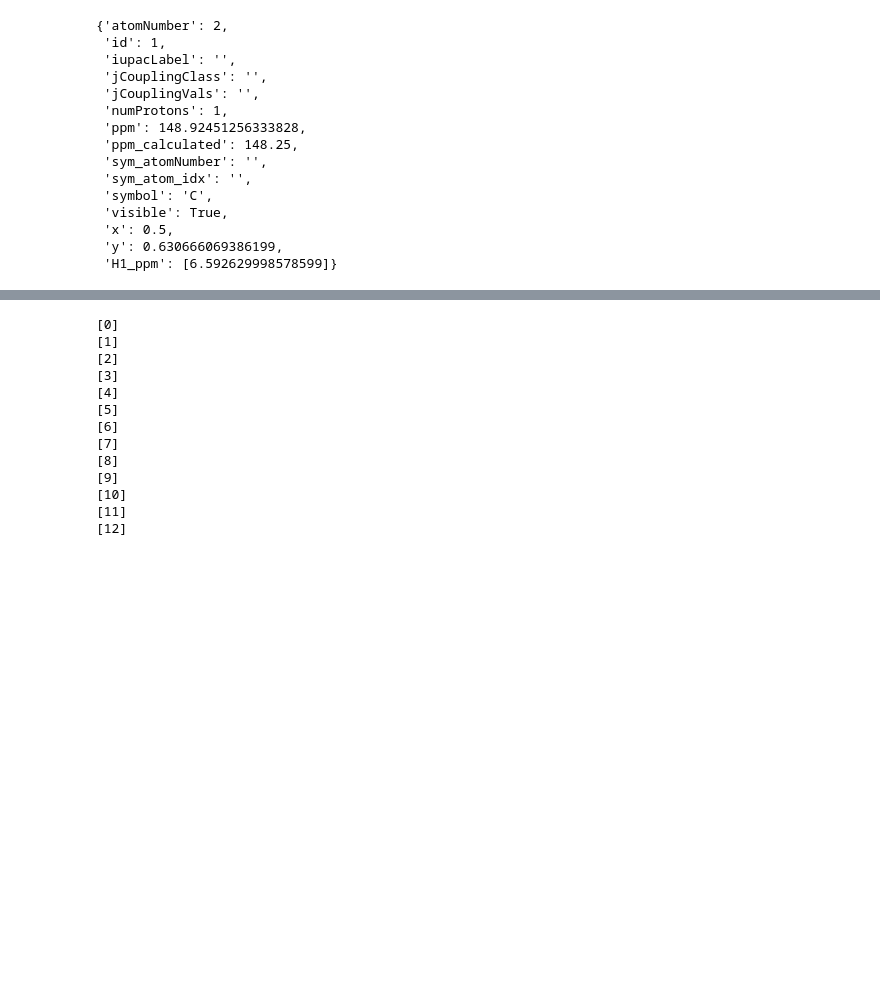
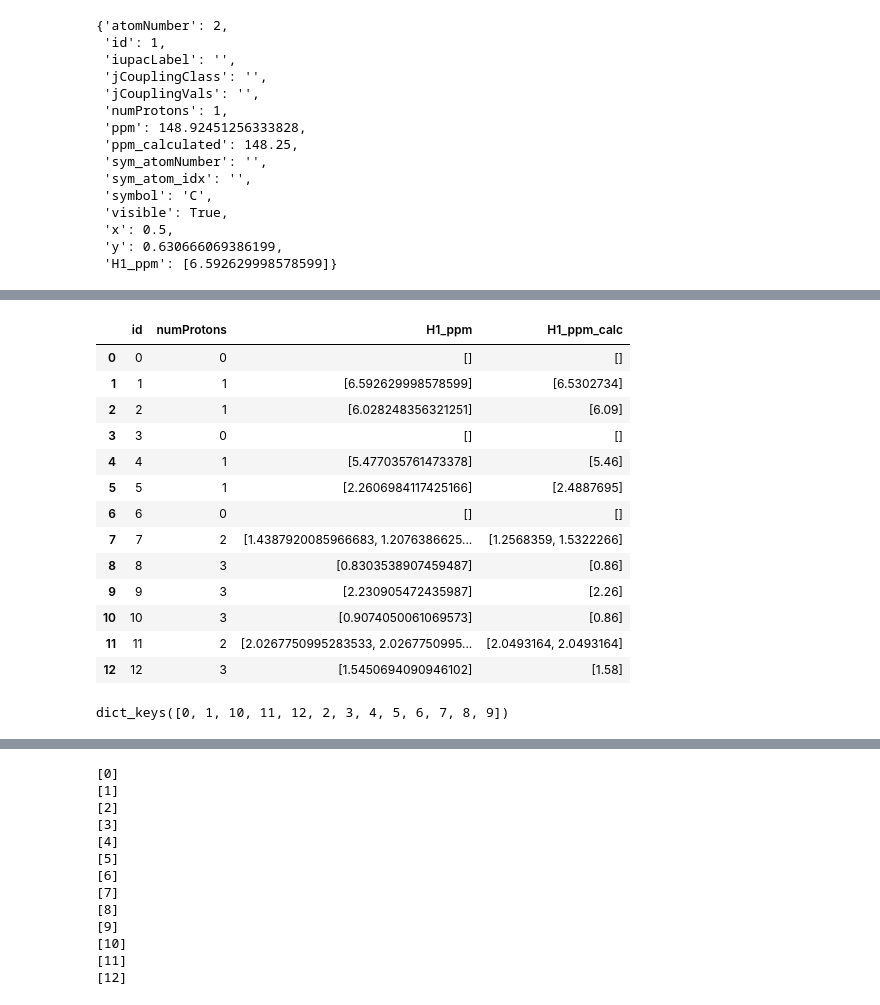
Before and after one commit to EricHughesABC/simpleNMRjeolTools3, a Jupyter notebook: archive/development/beautifulJason_assigned_unassigned.ipynb, the cells around one changed output, grey strips where cells are left out. Cells and saved outputs as stored; diff of their text form; code cells hidden in the pictures; blank space fills up the shorter version.

```diff
--- a/archive/development/beautifulJason_assigned_unassigned.ipynb
+++ b/archive/development/beautifulJason_assigned_unassigned.ipynb
@@ -46,0 +159,18 @@ json_data['nodes_now'][1]
+# %%
+with bjason.Document(fn_unassigned, mode="r+") as doc:
+
+    c13_spec, h1_spec = find_molecule_spectra(doc)
+    for shift in h1_spec.shifts:
+        h1_calc_shift_value, _ = shift.get_value_error_pair(
+                bjason.Molecule.CalcMethod.Best,
+        )
+        print(f"h1_calc_shift_value: {h1_calc_shift_value}, shift.nums: {shift.nums[0]}")
+        id = shift.nums[0] if len(shift.nums) > 0 else None
+        print(f"id: {id}, type(id): {type(id)}")
+        if id is not None:
+            # append to the list in the 'H1_ppm_calc' column for the row with the matching 'id'
+            matching_idx = nodes_now_df.index[nodes_now_df['id'] == id]
+            if len(matching_idx) > 0:
+                row_label = matching_idx[0]
+                nodes_now_df.at[row_label, 'H1_ppm_calc'].append(h1_calc_shift_value)
+nodes_now_df[['id', 'numProtons', 'H1_ppm', 'H1_ppm_calc']]
@@ -47,3 +209,20 @@ json_data['nodes_now'][1]
+# %%
+nodes_now_df[['id', 'numProtons', 'H1_ppm', 'H1_ppm_calc']]
+# %% [output]
+|  | id | numProtons | H1_ppm | H1_ppm_calc |
+| 0 | 0 | 0 | [] | [] |
+| 1 | 1 | 1 | [6.592629998578599] | [6.5302734] |
+| 2 | 2 | 1 | [6.028248356321251] | [6.09] |
+| 3 | 3 | 0 | [] | [] |
+| 4 | 4 | 1 | [5.477035761473378] | [5.46] |
+| 5 | 5 | 1 | [2.2606984117425166] | [2.4887695] |
+| 6 | 6 | 0 | [] | [] |
+| 7 | 7 | 2 | [1.4387920085966683, 1.2076386625... | [1.2568359, 1.5322266] |
+| 8 | 8 | 3 | [0.8303538907459487] | [0.86] |
+| 9 | 9 | 3 | [2.230905472435987] | [2.26] |
+| 10 | 10 | 3 | [0.9074050061069573] | [0.86] |
+| 11 | 11 | 2 | [2.0267750995283533, 2.0267750995... | [2.0493164, 2.0493164] |
+| 12 | 12 | 3 | [1.5450694090946102] | [1.58] |
 # %%
 nodes_now = {}
 for node in json_data['nodes_now']:
@@ -51 +230,5 @@ for node in json_data['nodes_now']:
     nodes_now[id] = node
+# %%
+nodes_now.keys()
+# %% [output]
+dict_keys([0, 1, 10, 11, 12, 2, 3, 4, 5, 6, 7, 8, 9])
```
Also changed, not shown: parts of 21 cells of this notebook, 4 other files.
